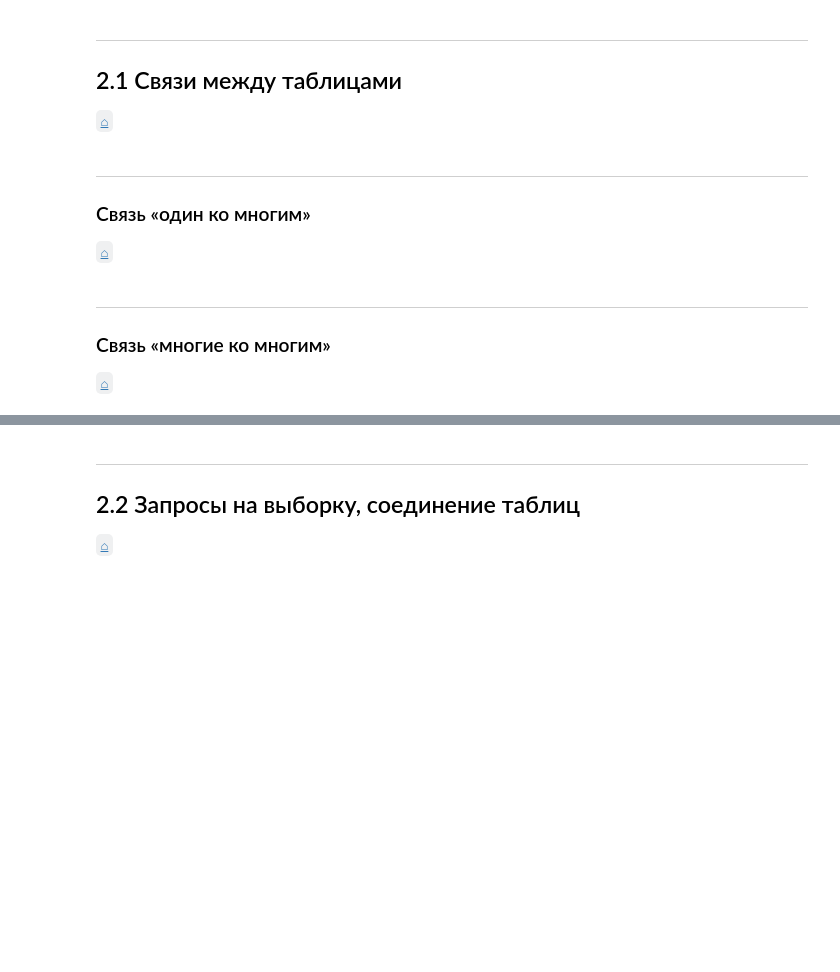
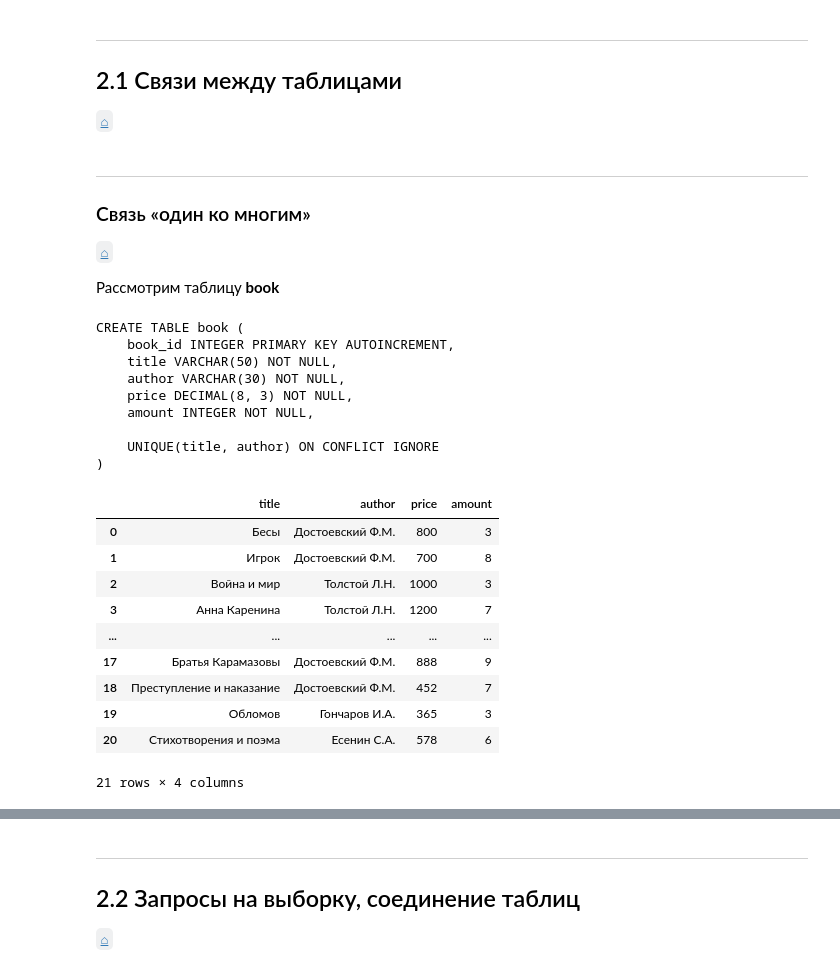
Before and after one commit to KlukvaMors/SQL-basic, a Jupyter notebook: chapter2.ipynb, the cells around one changed output, grey strips where cells are left out. Saved outputs shown, nothing was run; the diff lists cells and outputs as text; code cells hidden in the pictures; blank space fills up the shorter version.

Commit message:
chapter 2

```diff
--- a/chapter2.ipynb
+++ b/chapter2.ipynb
@@ -35,9 +40,7 @@
 ### Связь «один ко многим»
 
 [`⌂`](#Глава-2)
+
+
+
+Рассмотрим таблицу **book**
-# %% [markdown]
-<hr>
-
-### Связь «многие ко многим»
-
-[`⌂`](#Глава-2)
@@ -43,0 +50,29 @@
+# %%
+# ограничиваем вывод 8 строками
+# если будет больше 8 строк,
+# то отобразятся первые 4 строки и последние 4 строки
+pd.options.display.max_rows = 8
+# %%
+load_sql('sql/chapter2/book.sql')
+load_csv('data/chapter2.0/book.csv')
+# %% [output]
+CREATE TABLE book (
+    book_id INTEGER PRIMARY KEY AUTOINCREMENT,
+    title VARCHAR(50) NOT NULL,
+    author VARCHAR(30) NOT NULL,
+    price DECIMAL(8, 3) NOT NULL,
+    amount INTEGER NOT NULL,
+
+    UNIQUE(title, author) ON CONFLICT IGNORE
+)
+|  | title | author | price | amount |
+| 0 | Бесы | Достоевский Ф.М. | 800 | 3 |
+| 1 | Игрок | Достоевский Ф.М. | 700 | 8 |
+| 2 | Война и мир | Толстой Л.Н. | 1000 | 3 |
+| 3 | Анна Каренина | Толстой Л.Н. | 1200 | 7 |
+| ... | ... | ... | ... | ... |
+| 17 | Братья Карамазовы | Достоевский Ф.М. | 888 | 9 |
+| 18 | Преступление и наказание | Достоевский Ф.М. | 452 | 7 |
+| 19 | Обломов | Гончаров И.А. | 365 | 3 |
+| 20 | Стихотворения и поэма | Есенин С.А. | 578 | 6 |
+21 rows × 4 columns
```
Also changed, not shown: parts of 13 cells of this notebook, 15 other files.
